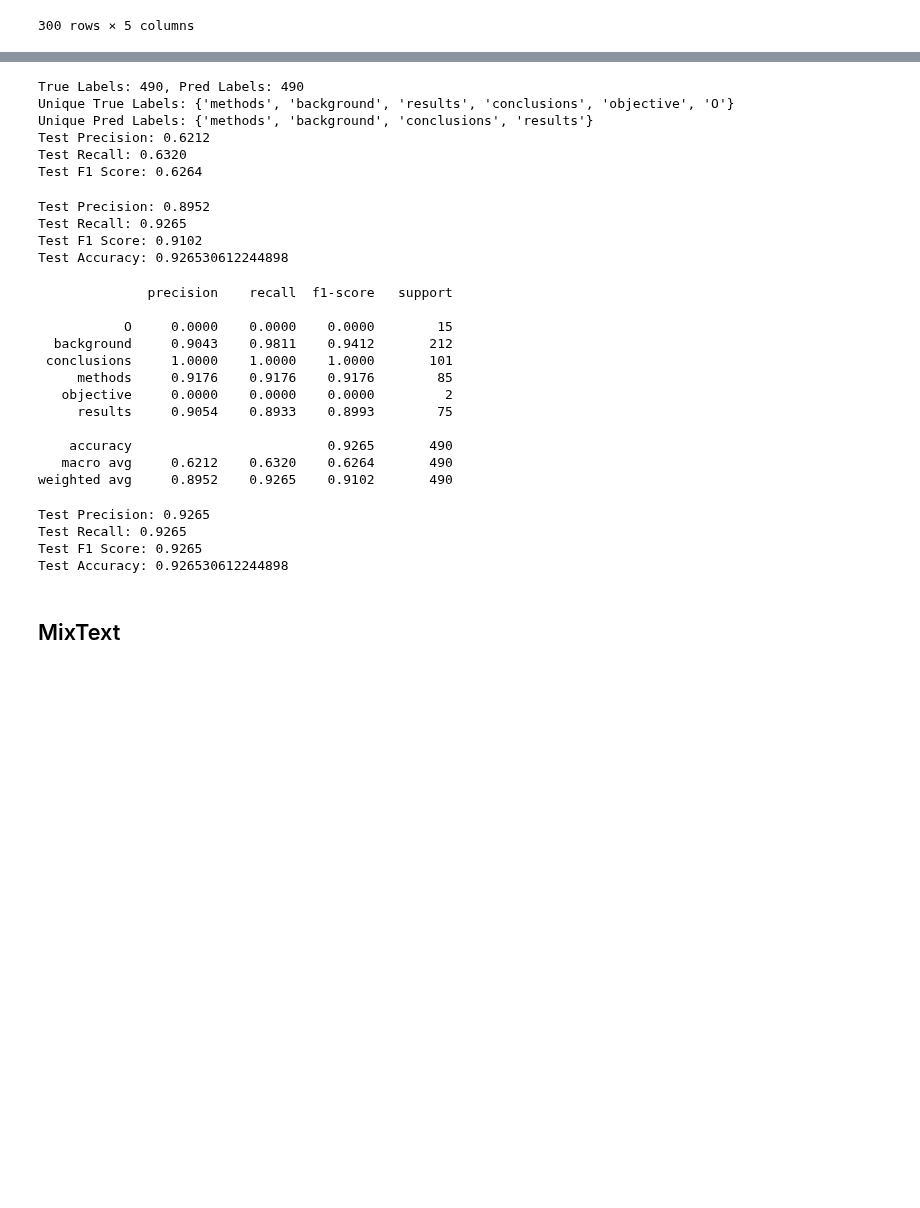
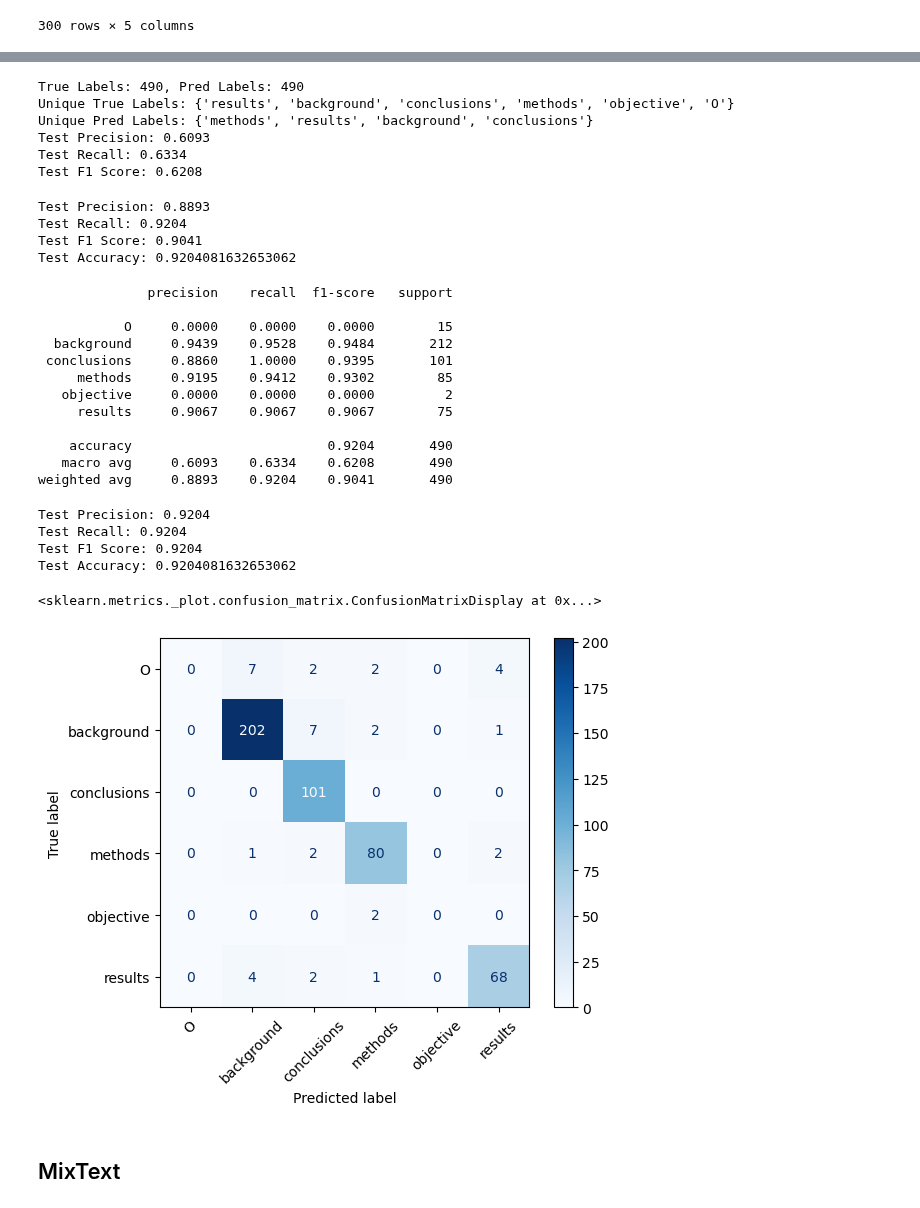
Before and after one commit to sylvey/section_normalization, a Jupyter notebook: BERT-CRF.ipynb, the cells around one changed output, grey strips where cells are left out. Drawn from its saved outputs; the diff is of its cells as text; code cells hidden in the pictures; blank space fills up the shorter version.

```diff
--- a/BERT-CRF.ipynb
+++ b/BERT-CRF.ipynb
@@ -214,7 +214,7 @@ class SectionDataset(Dataset):
 
         for word_idx in word_ids:
             if word_idx is None:
-                labels_per_token.append(-1)  # special tokens
+                labels_per_token.append(0)  # special tokens
             else:
                 label_name = label_with_sep[word_idx]
                 label_id = label2id.get(label_name, 0)  # fallback 用 "O"
@@ -230,8 +230,8 @@ from sklearn.model_selection import train_test_split
 train_dataset = SectionDataset(train_df, tokenizer)
 test_dataset = SectionDataset(test_df, tokenizer)
 
-train_loader = DataLoader(train_dataset, batch_size=20, shuffle=True, collate_fn=collate_fn)
-test_loader = DataLoader(test_dataset, batch_size=20, shuffle=True, collate_fn=collate_fn)
+train_loader = DataLoader(train_dataset, batch_size=10, shuffle=True, collate_fn=collate_fn)
+test_loader = DataLoader(test_dataset, batch_size=10, shuffle=True, collate_fn=collate_fn)
 # %%
 sample = train_dataset[0]
 print(sample)
@@ -348,11 +347,11 @@ print(f"Test Recall: {recall:.4f}")
 print(f"Test F1 Score: {f1:.4f}")
 # %% [output]
 True Labels: 490, Pred Labels: 490
-Unique True Labels: {'methods', 'background', 'results', 'conclusions', 'objective', 'O'}
-Unique Pred Labels: {'methods', 'background', 'conclusions', 'results'}
-Test Precision: 0.6212
-Test Recall: 0.6320
-Test F1 Score: 0.6264
+Unique True Labels: {'results', 'background', 'conclusions', 'methods', 'objective', 'O'}
+Unique Pred Labels: {'methods', 'results', 'background', 'conclusions'}
+Test Precision: 0.6093
+Test Recall: 0.6334
+Test F1 Score: 0.6208
 # %%
 from sklearn.metrics import accuracy_score
 precision, recall, f1, _ = precision_recall_fscore_support(
@@ -365,10 +364,10 @@ print(f"Test F1 Score: {f1:.4f}")
 
 print(f"Test Accuracy: {accuracy_score(all_true_labels, all_pred_labels)}")
 # %% [output]
-Test Precision: 0.8952
-Test Recall: 0.9265
-Test F1 Score: 0.9102
-Test Accuracy: 0.926530612244898
+Test Precision: 0.8893
+Test Recall: 0.9204
+Test F1 Score: 0.9041
+Test Accuracy: 0.9204081632653062
 # %%
 from sklearn.metrics import classification_report
 
@@ -377,15 +376,15 @@ print(classification_report(all_true_labels, all_pred_labels, digits=4))
               precision    recall  f1-score   support
 
            O     0.0000    0.0000    0.0000        15
-  background     0.9043    0.9811    0.9412       212
- conclusions     1.0000    1.0000    1.0000       101
-     methods     0.9176    0.9176    0.9176        85
+  background     0.9439    0.9528    0.9484       212
+ conclusions     0.8860    1.0000    0.9395       101
+     methods     0.9195    0.9412    0.9302        85
    objective     0.0000    0.0000    0.0000         2
-     results     0.9054    0.8933    0.8993        75
+     results     0.9067    0.9067    0.9067        75
 
-    accuracy                         0.9265       490
-   macro avg     0.6212    0.6320    0.6264       490
-weighted avg     0.8952    0.9265    0.9102       490
+    accuracy                         0.9204       490
+   macro avg     0.6093    0.6334    0.6208       490
+weighted avg     0.8893    0.9204    0.9041       490
 # %%
 from sklearn.metrics import accuracy_score
 precision, recall, f1, _ = precision_recall_fscore_support(
@@ -398,10 +397,20 @@ print(f"Test F1 Score: {f1:.4f}")
 
 print(f"Test Accuracy: {accuracy_score(all_true_labels, all_pred_labels)}")
 # %% [output]
-Test Precision: 0.9265
-Test Recall: 0.9265
-Test F1 Score: 0.9265
-Test Accuracy: 0.926530612244898
+Test Precision: 0.9204
+Test Recall: 0.9204
+Test F1 Score: 0.9204
+Test Accuracy: 0.9204081632653062
+# %%
+from sklearn.metrics import confusion_matrix, ConfusionMatrixDisplay
+labels = sorted(set(all_true_labels) | set(all_pred_labels))  # 統一所有可能的 label
+
+cm = confusion_matrix(all_true_labels, all_pred_labels, labels=labels)
+disp = ConfusionMatrixDisplay(confusion_matrix=cm, display_labels=labels)
+disp.plot(xticks_rotation=45, cmap="Blues")
+# %% [output]
+<sklearn.metrics._plot.confusion_matrix.ConfusionMatrixDisplay at 0x...>
+[figure, added]
 # %%
 torch.save(model.state_dict(), "models/bert_crf_pretrained_300seed.pth")
 # %% [markdown]
```
Also changed, not shown: parts of 2 cells of this notebook.
